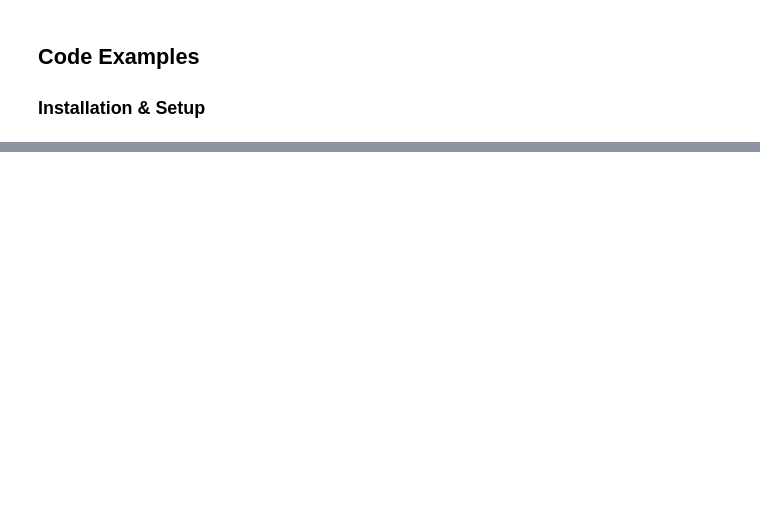
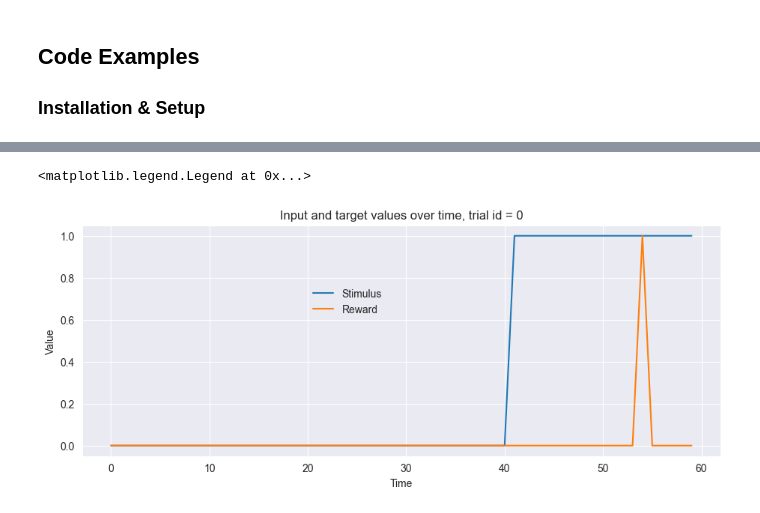
Before and after one commit to younesStrittmatter/502B, a Jupyter notebook: book/content/Reinforcement Learning/notebooks/1 Reinforcement Learning.ipynb, the cells around one changed output, grey strips where cells are left out. Saved outputs shown, nothing was run; the diff lists cells and outputs as text; code cells hidden in the pictures; blank space fills up the shorter version.

```diff
--- a/book/content/Reinforcement Learning/notebooks/1 Reinforcement Learning.ipynb
+++ b/book/content/Reinforcement Learning/notebooks/1 Reinforcement Learning.ipynb
@@ -59,0 +50,26 @@ In this lab, we will be recreating the model of mesolimbic dopamine cell activit
+# %%
+def build_stimulus(n_trials, n_time_steps, no_reward_trials, stimulus_onset=41, reward_delivery=54):
+    samples = []
+    targets = []
+    for trial in range(n_trials):
+        # Samples (1 for stimulus_onset to end, 0 otherwise)
+        sample = [0.] * n_time_steps
+        for i in range(stimulus_onset, len(sample)):
+            sample[i] = 1.
+        samples.append(sample)
+
+        # Targets (0 for all time steps except reward_delivery)
+        target = [0.] * n_time_steps
+        target[reward_delivery] = 1.
+        if trial in no_reward_trials:
+            target[reward_delivery] = 0.
+        targets.append(target)
+
+
+
+    return np.array(samples), np.array(targets)
+# %%
+n_time_steps = 60
+n_trials = 120
+no_reward_trials = {14, 29, 44, 59, 74, 89}
+samples, targets = build_stimulus(n_trials, n_time_steps, no_reward_trials)
@@ -59,0 +100,16 @@ In this lab, we will be recreating the model of mesolimbic dopamine cell activit
+# %%
+# We can also visualize the samples and targets for a specific trial with a line plot
+
+trial_id = 0  # Try other ids, what do you expect to see for trial_id = 74?
+
+f, ax = plt.subplots(1, 1, figsize=(11,4))
+ax.plot(samples[trial_id,], label='Stimulus')
+ax.plot(targets[trial_id,], label='Reward')
+
+ax.set_title(f'Input and target values over time, trial id = {trial_id}')
+ax.set_ylabel('Value')
+ax.set_xlabel('Time')
+f.legend(bbox_to_anchor=(.5,.7),frameon=False)
+# %% [output]
+<matplotlib.legend.Legend at 0x...>
+[figure, added]
```
Also changed, not shown: parts of 14 cells of this notebook, 2 other files.
